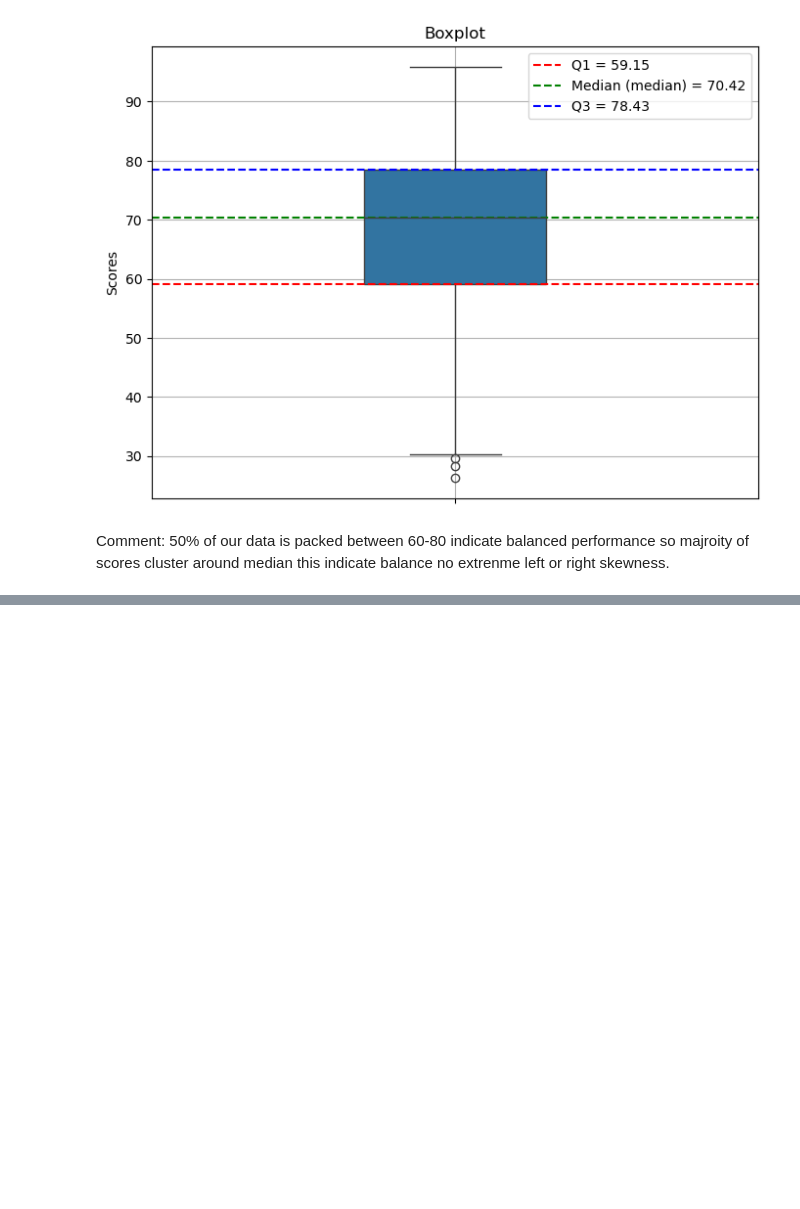
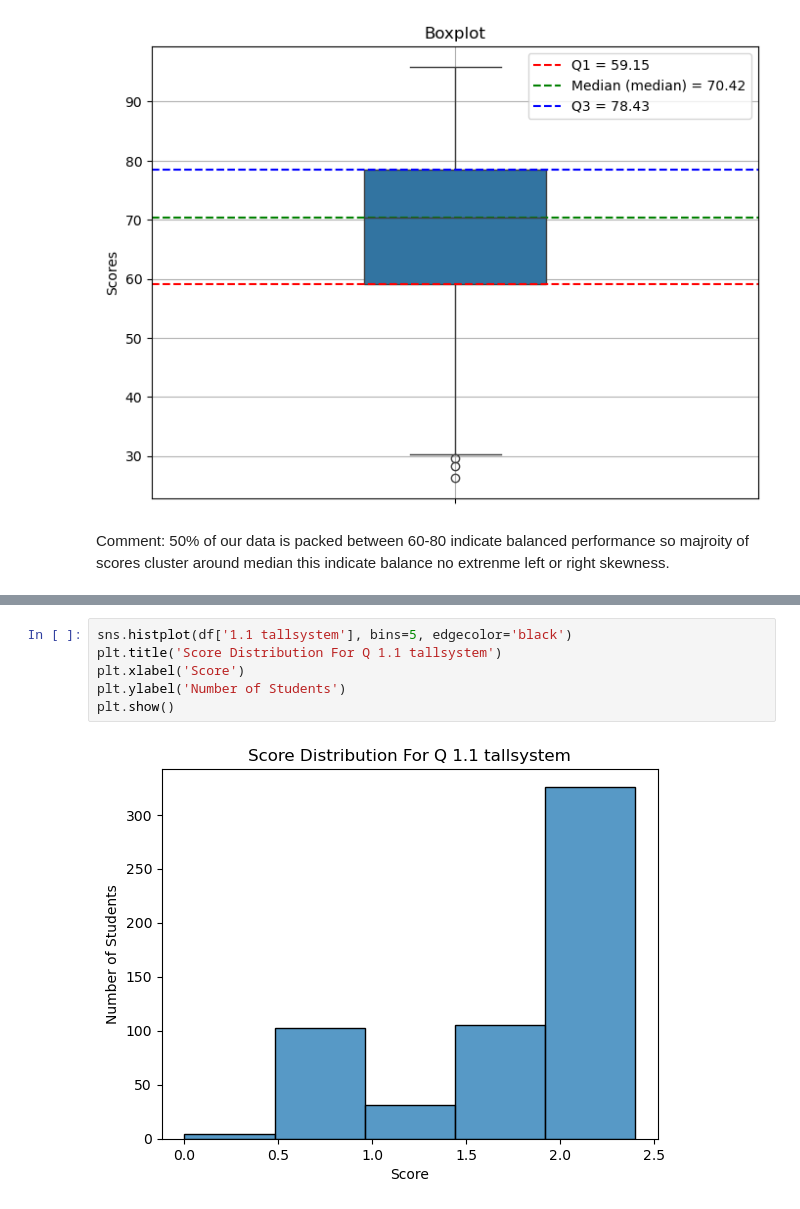
Before and after one commit to tornerosie/Eksamensanalyse, a Jupyter notebook: Dataanalyse.ipynb, the cells around one changed output, grey strips where cells are left out. Saved outputs shown, nothing was run; the diff lists cells and outputs as text; blank space fills up the shorter version.

```diff
--- a/Dataanalyse.ipynb
+++ b/Dataanalyse.ipynb
@@ -174,0 +197,8 @@ Comment: 50% of our data is packed between 60-80 indicate balanced performance s
+# %%
+sns.histplot(df['1.1 tallsystem'], bins=5, edgecolor='black')
+plt.title('Score Distribution For Q 1.1 tallsystem')
+plt.xlabel('Score')
+plt.ylabel('Number of Students')
+plt.show()
+# %% [output]
+[figure, added]
```
Also changed, not shown: parts of 16 cells of this notebook, 1 other file.
